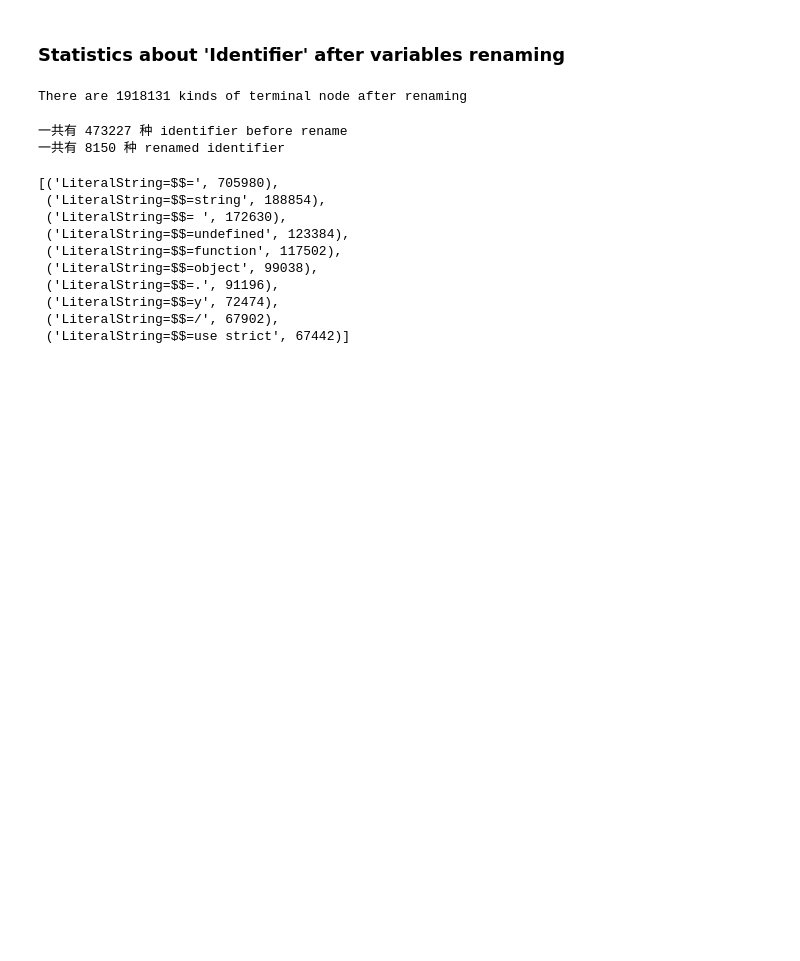
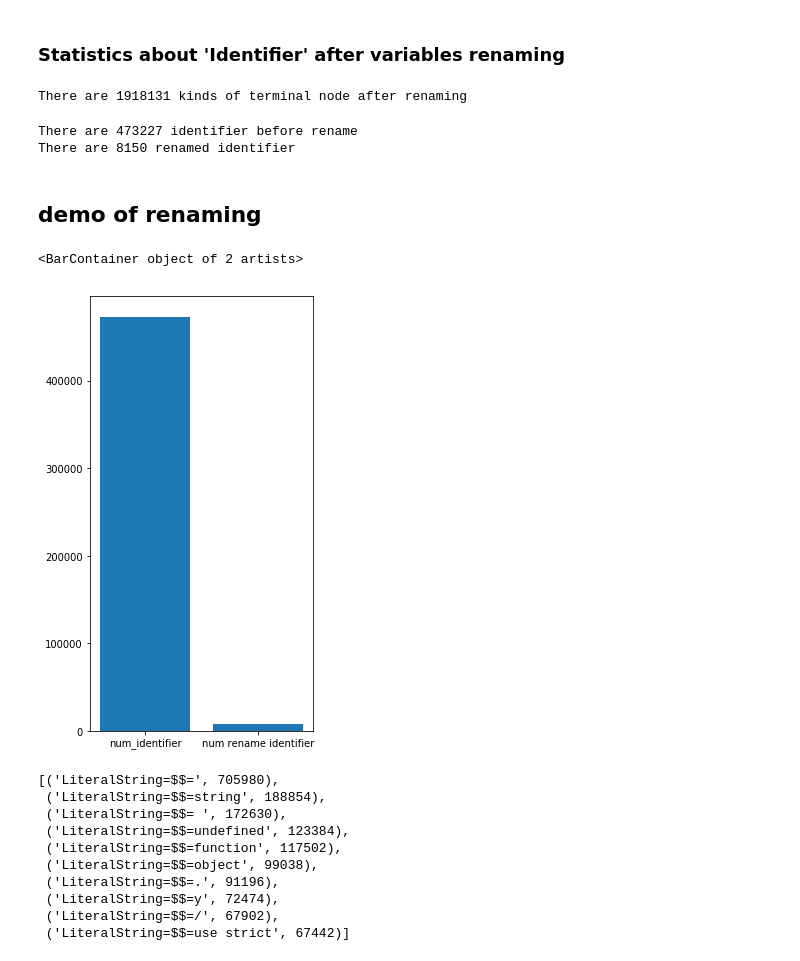
Before and after one commit to AgFeather/CodeCompletion, a Jupyter notebook: data_statistic.ipynb, the cells around one changed output. Cells and saved outputs as stored; diff of their text form; code cells hidden in the pictures; blank space fills up the shorter version.

```diff
--- a/data_statistic.ipynb
+++ b/data_statistic.ipynb
@@ -126,11 +128,23 @@ def count_identifier(counter):
 # %%
 num_rename_identifier = count_identifier(rename_terminal_counter)
 num_identifier = count_identifier(num_terminal_counter)
-print('There are {} identifier before rename'.format(num_identifier))
-print('There are {} renamed identifier'.format(num_rename_identifier))
+print('There are {} kinds of identifier before rename'.format(num_identifier))
+print('There are {} renamed identifiers'.format(num_rename_identifier))
 # %% [output]
-一共有 473227 种 identifier before rename
-一共有 8150 种 renamed identifier
+There are 473227 identifier before rename
+There are 8150 renamed identifier
+# %% [markdown]
+## demo of renaming
+# %%
+import matplotlib.pyplot as plt
+%matplotlib inline
+plt.figure(figsize=(4,8))
+data1 = (num_identifier, num_rename_identifier)
+label1 = ('num_identifier', 'num rename identifier')
+plt.bar(label1, data1)
+# %% [output]
+<BarContainer object of 2 artists>
+[figure, added]
 # %%
 def count_string(counter):
     string_counter = 0
```
Also changed, not shown: parts of 12 cells of this notebook, 1 other file.
